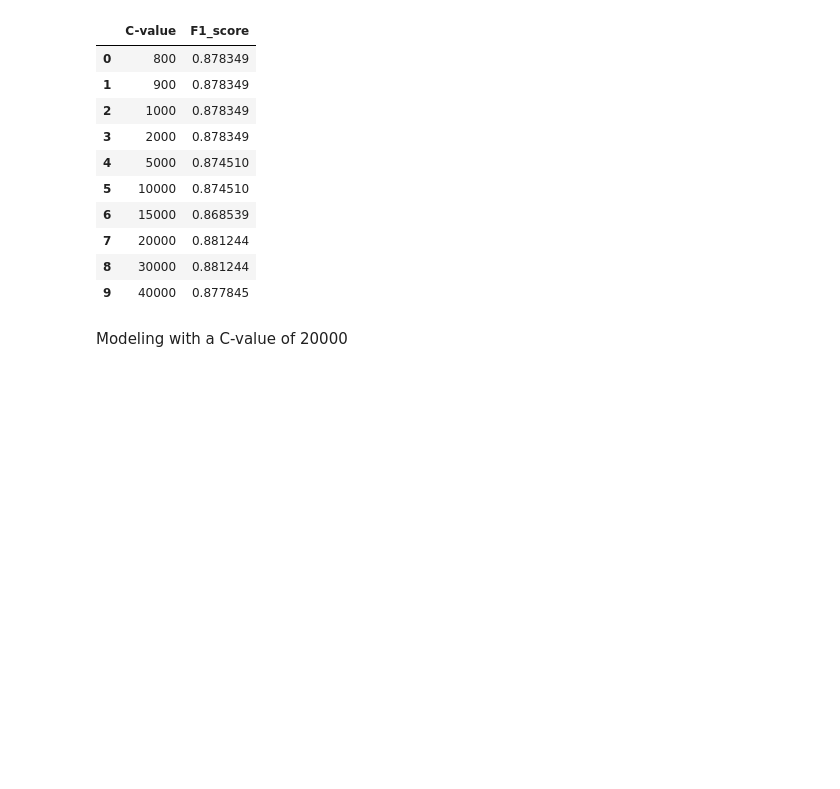
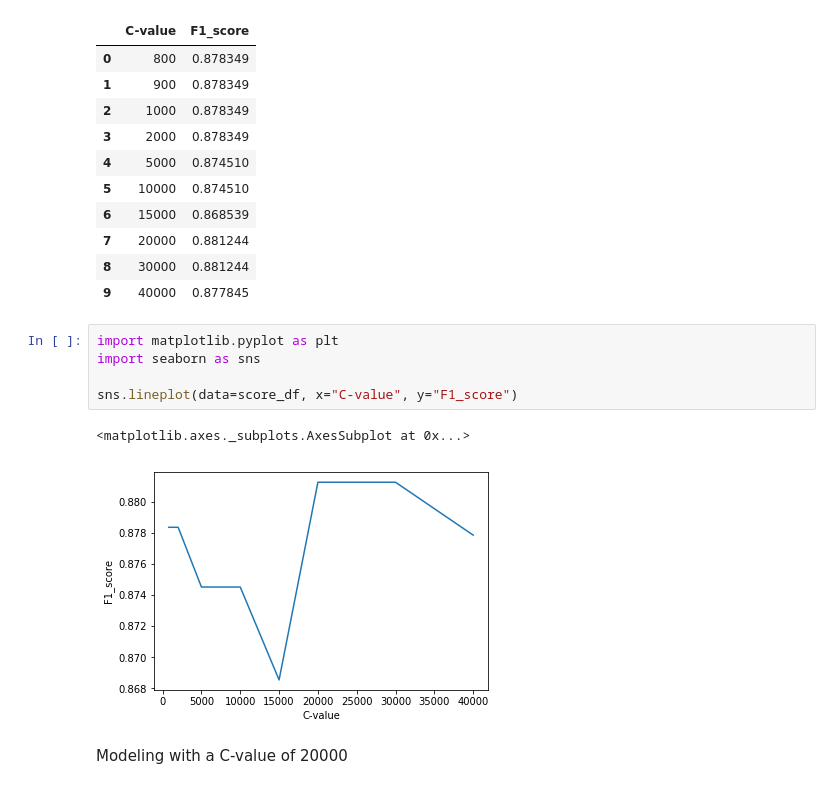
Before and after one commit to fpannacci/Coursera_Capstone, a Jupyter notebook: Week Assignment - Finding best restaurant in Florence.ipynb, the cells around one changed output. Saved outputs shown, nothing was run; the diff lists cells and outputs as text; blank space fills up the shorter version.

```diff
--- a/Week Assignment - Finding best restaurant in Florence.ipynb
+++ b/Week Assignment - Finding best restaurant in Florence.ipynb
@@ -503,6 +503,14 @@ Best C-Value for the model is: 20000
 | 7 | 20000 | 0.881244 |
 | 8 | 30000 | 0.881244 |
 | 9 | 40000 | 0.877845 |
+# %%
+import matplotlib.pyplot as plt
+import seaborn as sns
+
+sns.lineplot(data=score_df, x="C-value", y="F1_score")
+# %% [output]
+<matplotlib.axes._subplots.AxesSubplot at 0x...>
+[figure, added]
 # %% [markdown]
 Modeling with a C-value of 20000
 # %%
```
Also changed, not shown: 2 other files.
